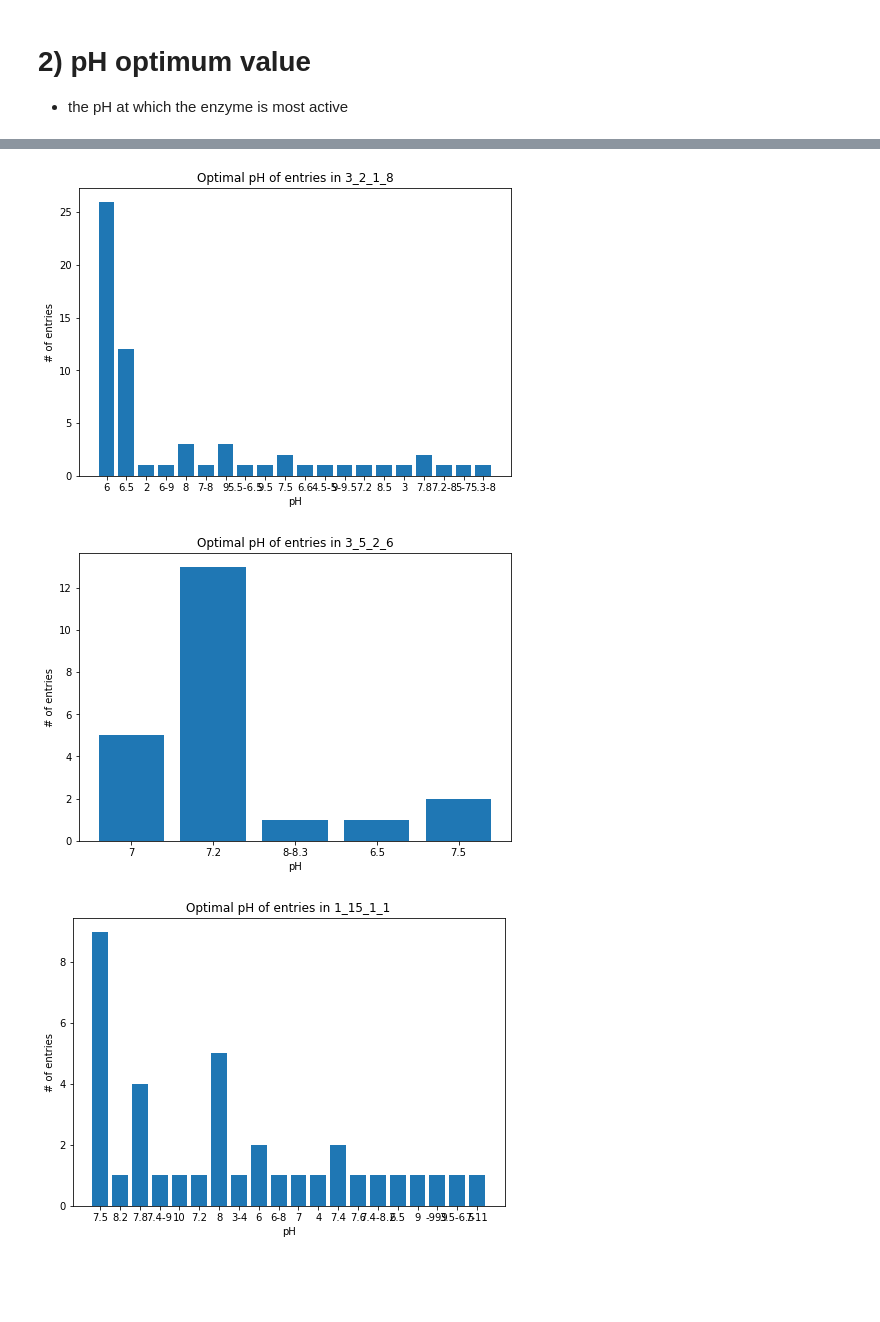
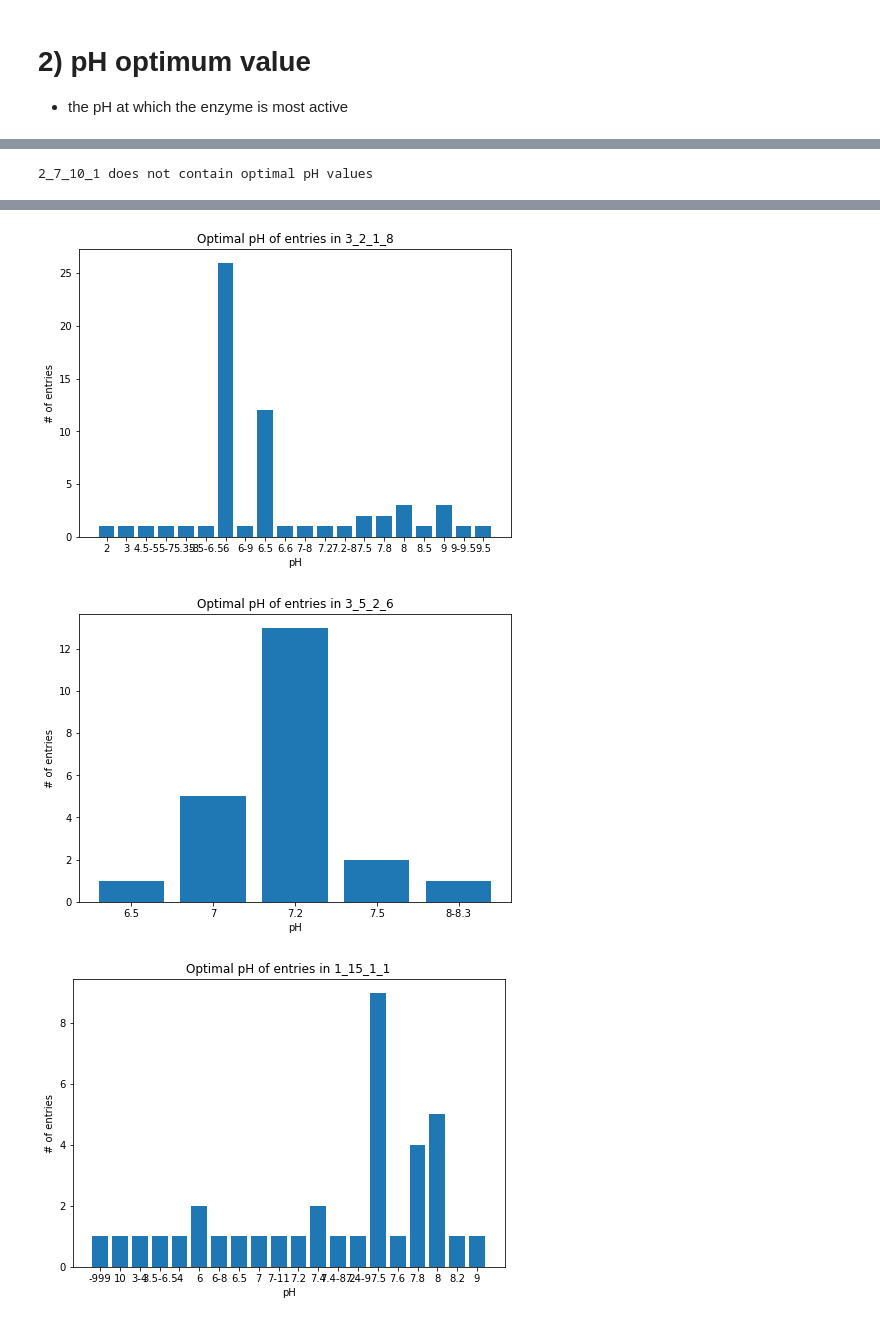
Before and after one commit to SebPorras/bioinfomatics, a Jupyter notebook: DataFrame_reading_copy.ipynb, the cells around one changed output, grey strips where cells are left out. Saved outputs shown, nothing was run; the diff lists cells and outputs as text; code cells hidden in the pictures; blank space fills up the shorter version.

```diff
--- a/DataFrame_reading_copy.ipynb
+++ b/DataFrame_reading_copy.ipynb
@@ -213,6 +214,7 @@ for ec in ec_top_10:
     df = pd.read_csv(f"../workflows/{ec}/csv/{ec}_uniprot.csv")
 
     if 'BRENDA_PHO_DATA' not in df.columns:
+        print(f"{ec} does not contain optimal pH values")
         continue
 
     df = df[enzyme_cols].dropna()
@@ -232,14 +234,16 @@ for ec in ec_top_10:
             #create an entry and add a list with annotation name
             pH_counter[pH] = [entry[0]]
 
+    ordered_pH = OrderedDict(sorted(pH_counter.items(), key=lambda x: x[0]))
 
-    keys = list(pH_counter.keys())
+    keys = list(ordered_pH.keys())
 
-    values = list(pH_counter.values())
+    values = list(ordered_pH.values())
 
     pH_counts = []
 
     for x in values:
+        #take the number of entries to plot on the y axis
         pH_counts.append(len(x))
 
 
@@ -256,2 +260,3 @@ for ec in ec_top_10:
 [figure]
+2_7_10_1 does not contain optimal pH values
 [figure]
@@ -259,4 +264,4 @@ for ec in ec_top_10:
-[figure, old version]
+[figure, new version]
-[figure, old version]
+[figure, new version]
-[figure, old version]
+[figure, new version]
 [figure]
```
Also changed, not shown: parts of 4 cells of this notebook.
